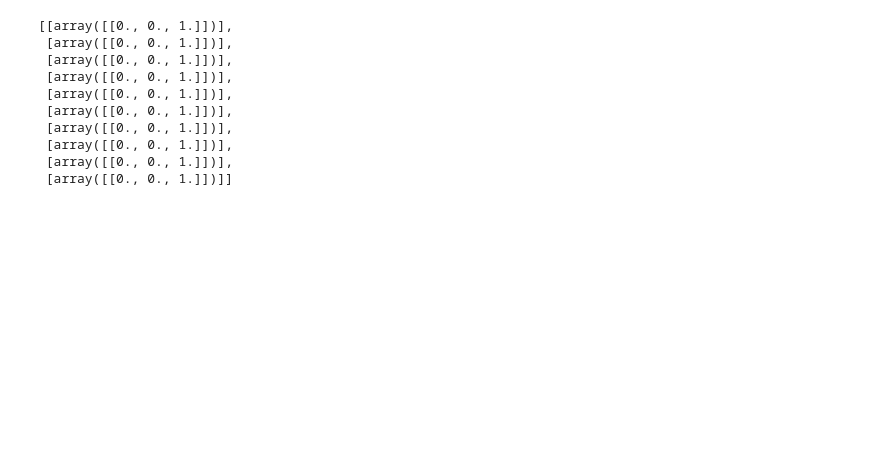
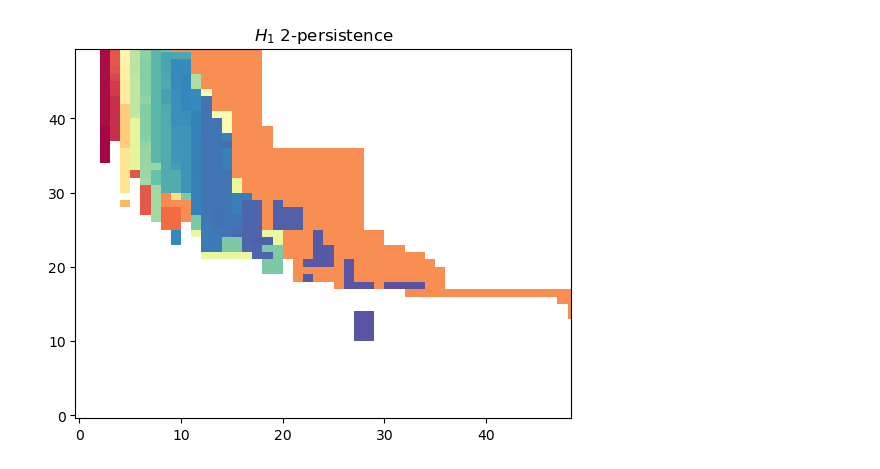
Before and after one commit to DavidLapous/multipers-signed-measure, a Jupyter notebook: test_orbit.ipynb, the cells around one changed output. Drawn from its saved outputs; the diff is of its cells as text; code cells hidden in the pictures; blank space fills up the shorter version.

```diff
--- a/test_orbit.ipynb
+++ b/test_orbit.ipynb
@@ -46,27 +43,26 @@ for ax, x, l in zip(axes, X, labels):
 # %%
-rips_threshold = 1
-res = 20
-filtration_grid = [np.arange(0,rips_threshold,res), np.arange(0,1,res)]
-rips = RipsDensity2SimplexTree(delayed=True, bandwidth=0.01, rescale_density=1, num_collapse=0, threshold=rips_threshold, sparse=0.1)
+rips_threshold = 0.5
+res = 50
+filtration_grid = [np.linspace(0,rips_threshold,num=res), np.linspace(0,1,num=res)]
+rips = RipsDensity2SimplexTree(bandwidth=0.01, rescale_density=1, num_collapse=0, threshold=rips_threshold, sparse=None, delayed=True)
 sm = SimplexTree2SignedMeasure(filtration_grid = filtration_grid, degrees=[0], progress=1, n_jobs=5, num_collapses=100)
 vect = SignedMeasure2img(filtration_grid=filtration_grid, bandwidth=.1)
 signed_measure_pipe = Pipeline([
     ("rips", rips),
     ("sm", sm),
-    # ("vect", vect)
+    ("vect", vect)
 
 ])
 imgs = signed_measure_pipe.fit_transform(X)
-# %%
-imgs
-# %% [output]
-[[array([[0., 0., 1.]])],
- [array([[0., 0., 1.]])],
- [array([[0., 0., 1.]])],
- [array([[0., 0., 1.]])],
- [array([[0., 0., 1.]])],
- [array([[0., 0., 1.]])],
- [array([[0., 0., 1.]])],
- [array([[0., 0., 1.]])],
- [array([[0., 0., 1.]])],
- [array([[0., 0., 1.]])]]
+# %%
+## Just to check the rank invariant underneath
+rips_copy = rips
+rips_copy.delayed=False
+from random import choice
+st, = rips_copy.fit_transform([choice(X)])
+st.grid_squeeze(filtration_grid=filtration_grid, coordinate_values=True)
+st.collapse_edges(num=100, progress=1)
+st.expansion(2)
+mod = st.persistence_approximation().plot(degree=1)
+# %% [output]
+[figure, added]
```
Also changed, not shown: parts of 7 cells of this notebook.
